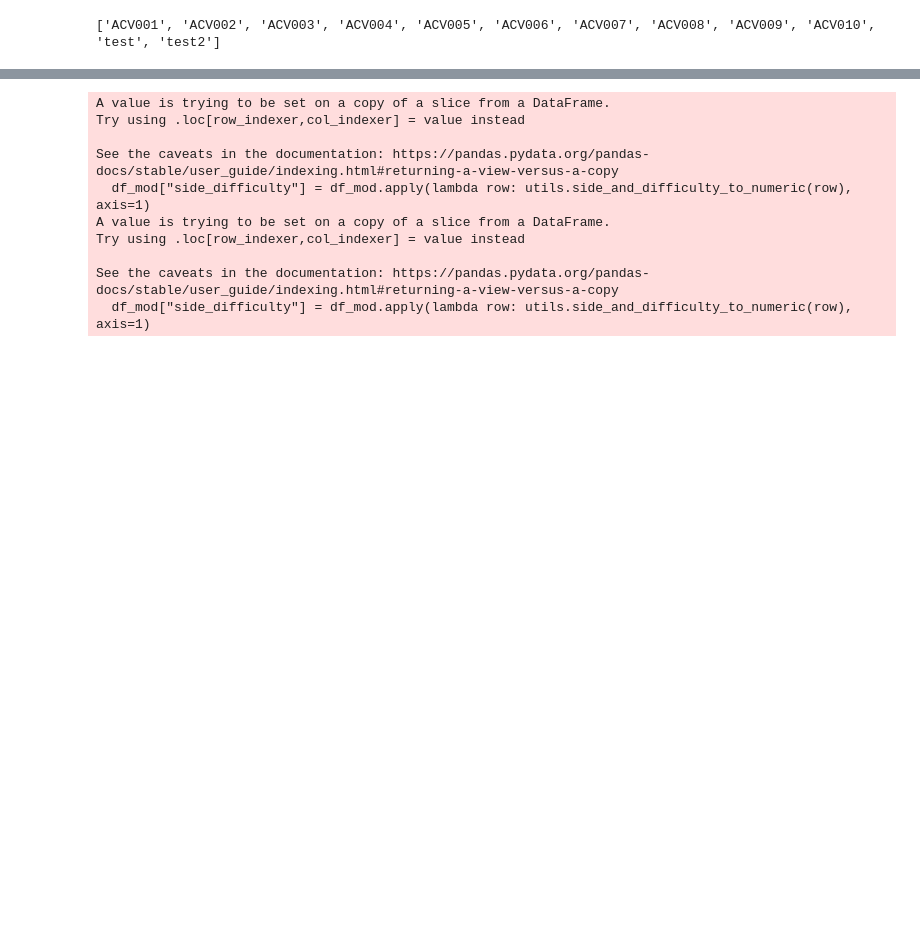
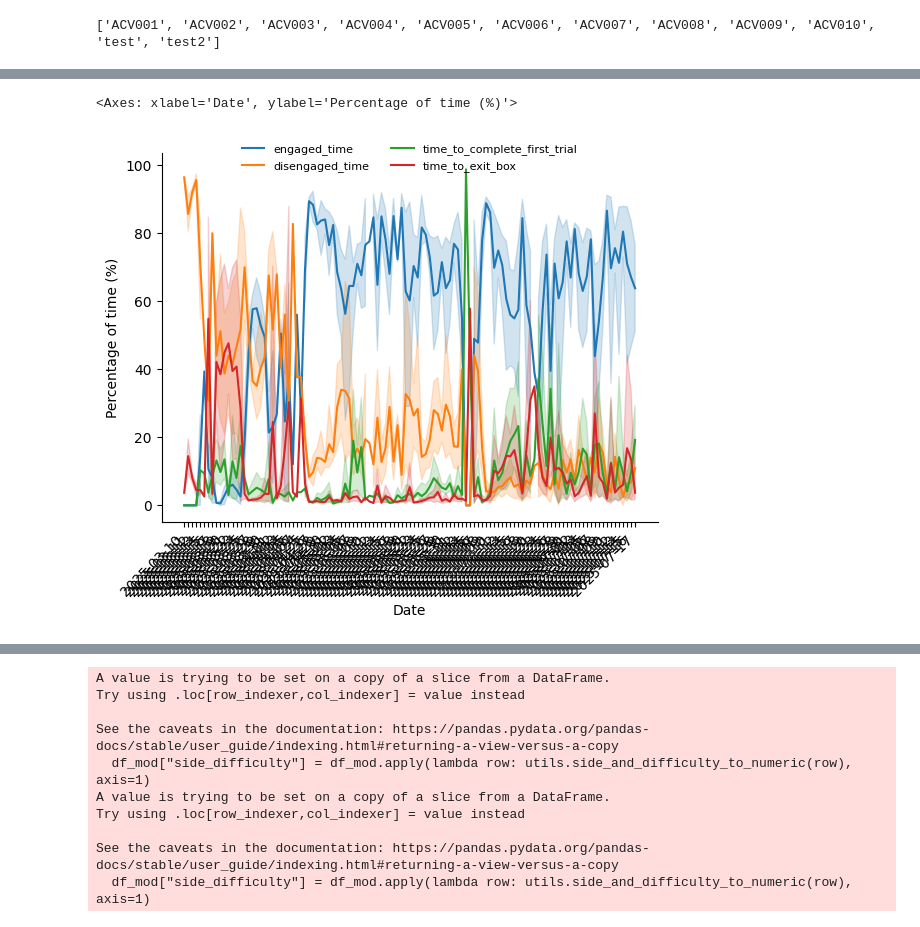
Before and after one commit to LearningCircuitsLab/lecilab-behavior-analysis, a Jupyter notebook: lecilab_behavior_analysis/plot_testing.ipynb, the cells around one changed output, grey strips where cells are left out. Drawn from its saved outputs; the diff is of its cells as text; code cells hidden in the pictures; blank space fills up the shorter version.

```diff
--- a/lecilab_behavior_analysis/plot_testing.ipynb
+++ b/lecilab_behavior_analysis/plot_testing.ipynb
@@ -54,3 +75,9 @@ df = pd.read_csv(local_path / Path(f'{mouse}.csv'), sep=";")
+# %%
+from lecilab_behavior_analysis import plots
+plots.plot_box_usage_by_date(sbu_df)
+# %% [output]
+<Axes: xlabel='Date', ylabel='Percentage of time (%)'>
+[figure, added]
 # %%
 # reduce the df to the first 5000 rows
 df = df.head(5000)
```
Also changed, not shown: parts of 3 cells of this notebook, 4 other files.
